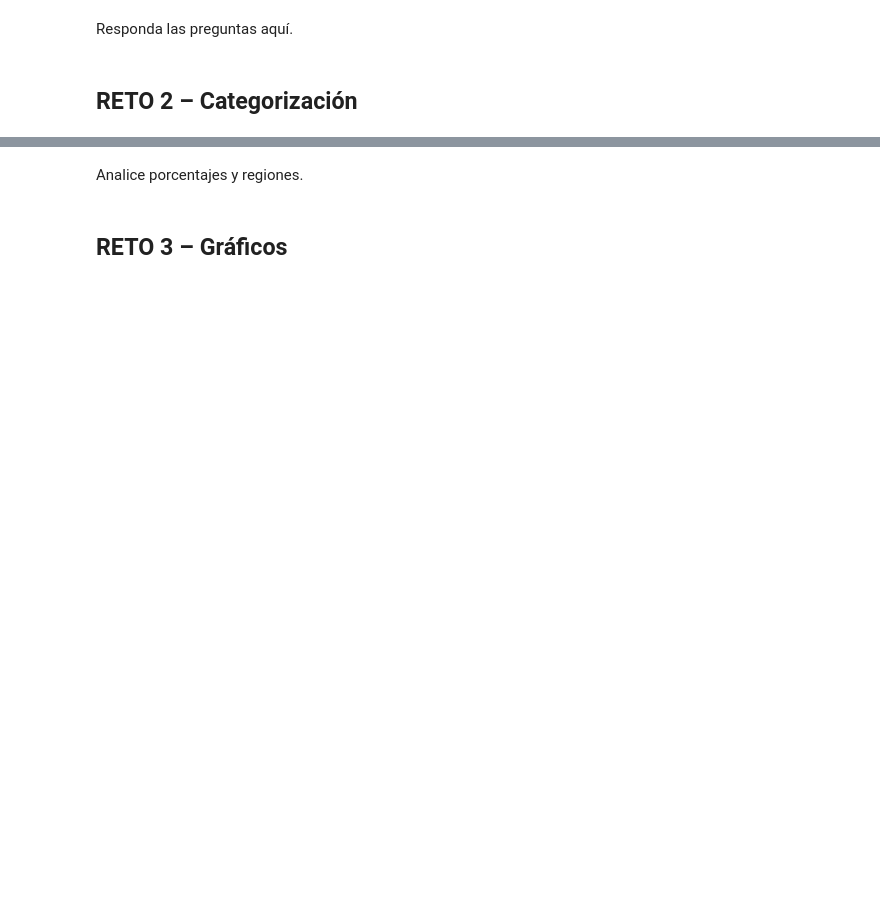
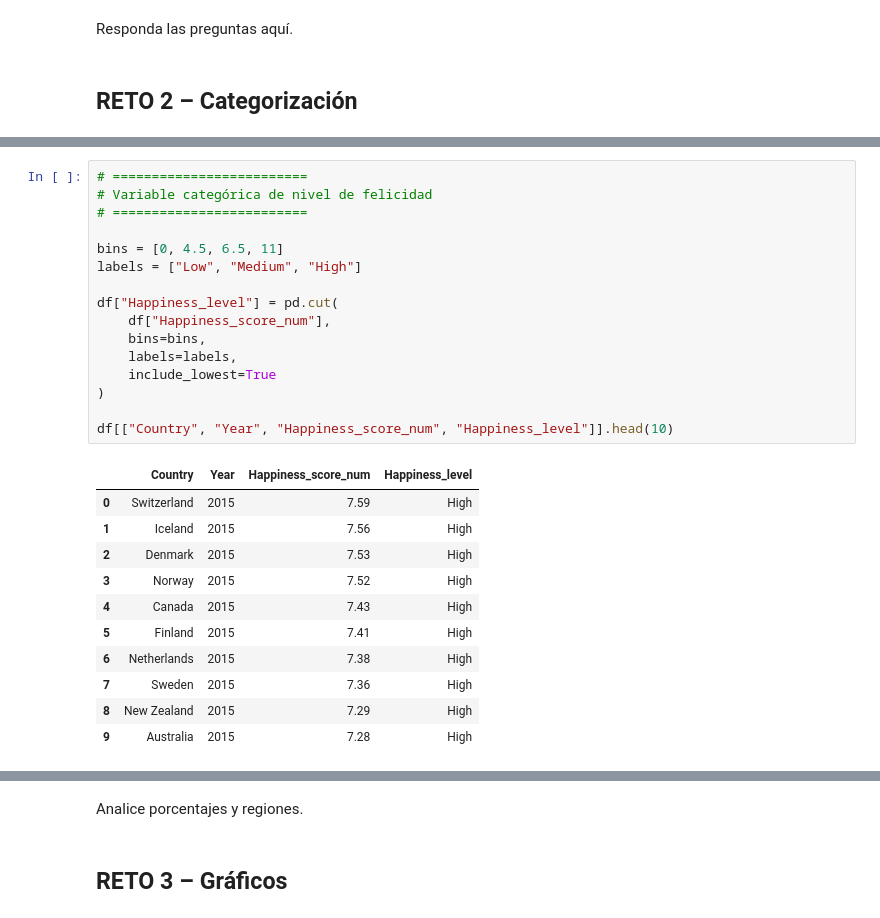
Before and after one commit to skev24/Python-para-el-Ana-lisis-de-Datos, a Jupyter notebook: Laboratorios/Laboratorio3/Lab_Sesion3_Estudiante.ipynb, the cells around one changed output, grey strips where cells are left out. Cells and saved outputs as stored; diff of their text form; blank space fills up the shorter version.

```diff
--- a/Laboratorios/Laboratorio3/Lab_Sesion3_Estudiante.ipynb
+++ b/Laboratorios/Laboratorio3/Lab_Sesion3_Estudiante.ipynb
@@ -17,0 +129,28 @@ Responda las preguntas aquí.
+# %%
+# =========================
+# Variable categórica de nivel de felicidad
+# =========================
+
+bins = [0, 4.5, 6.5, 11]
+labels = ["Low", "Medium", "High"]
+
+df["Happiness_level"] = pd.cut(
+    df["Happiness_score_num"],
+    bins=bins,
+    labels=labels,
+    include_lowest=True
+)
+
+df[["Country", "Year", "Happiness_score_num", "Happiness_level"]].head(10)
+# %% [output]
+|  | Country | Year | Happiness_score_num | Happiness_level |
+| 0 | Switzerland | 2015 | 7.59 | High |
+| 1 | Iceland | 2015 | 7.56 | High |
+| 2 | Denmark | 2015 | 7.53 | High |
+| 3 | Norway | 2015 | 7.52 | High |
+| 4 | Canada | 2015 | 7.43 | High |
+| 5 | Finland | 2015 | 7.41 | High |
+| 6 | Netherlands | 2015 | 7.38 | High |
+| 7 | Sweden | 2015 | 7.36 | High |
+| 8 | New Zealand | 2015 | 7.29 | High |
+| 9 | Australia | 2015 | 7.28 | High |
```
Also changed, not shown: parts of 12 cells of this notebook, 14 other files.
